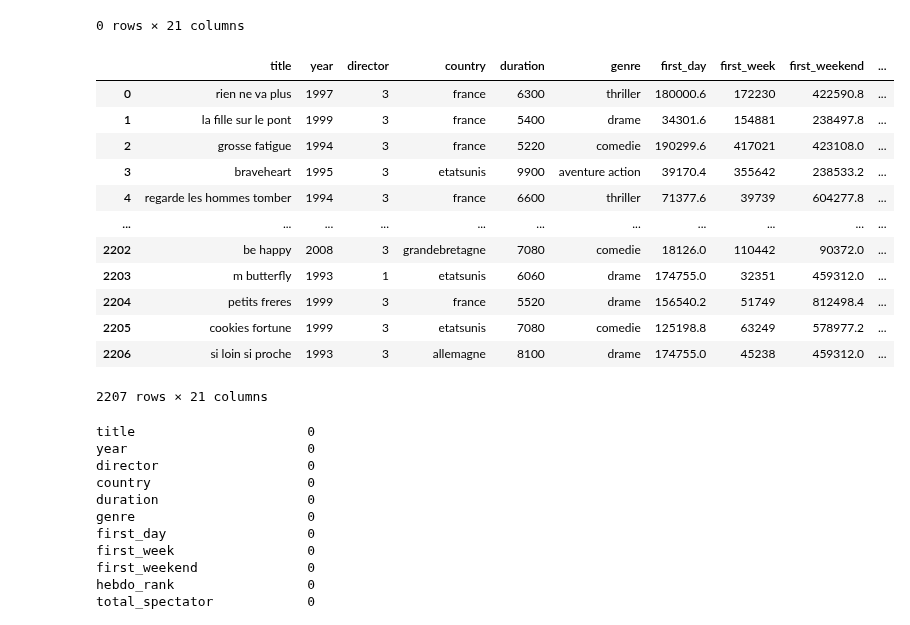
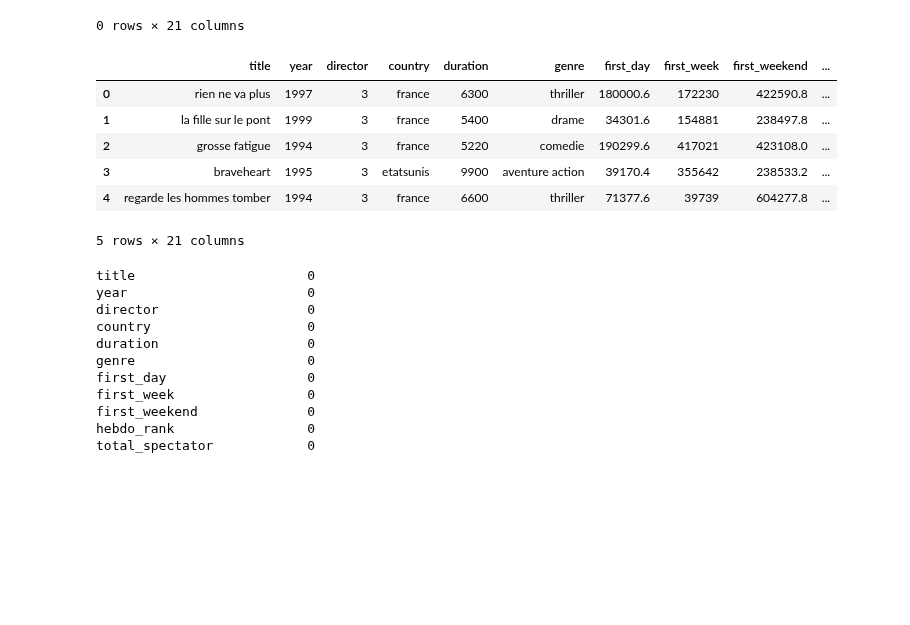
Before and after one commit to AFlo59/Brief_Popularity_Film, a Jupyter notebook: nettoyage/nettoyage.ipynb, the cells around one changed output. Cells and saved outputs as stored; diff of their text form; code cells hidden in the pictures; blank space fills up the shorter version.

```diff
--- a/nettoyage/nettoyage.ipynb
+++ b/nettoyage/nettoyage.ipynb
@@ -419,29 +426,23 @@ df.loc[df["rating_press"].isnull()]
 # %%
 colonnes_numeriques = ["first_day","first_weekend",'budget',"rating_press","rating_public"]
 
 df[colonnes_numeriques] = df[colonnes_numeriques].replace(-1, np.nan)
 
 imputer = KNNImputer(n_neighbors=5)
 
 df_imputed = imputer.fit_transform(df[colonnes_numeriques])
 
 df[colonnes_numeriques] = df_imputed
 
-df
+df.head()
 # %% [output]
 |  | title | year | director | country | duration | genre | first_day | first_week | first_weekend | ... |
 | 0 | rien ne va plus | 1997 | 3 | france | 6300 | thriller | 180000.6 | 172230 | 422590.8 | ... |
 | 1 | la fille sur le pont | 1999 | 3 | france | 5400 | drame | 34301.6 | 154881 | 238497.8 | ... |
 | 2 | grosse fatigue | 1994 | 3 | france | 5220 | comedie | 190299.6 | 417021 | 423108.0 | ... |
 | 3 | braveheart | 1995 | 3 | etatsunis | 9900 | aventure action | 39170.4 | 355642 | 238533.2 | ... |
 | 4 | regarde les hommes tomber | 1994 | 3 | france | 6600 | thriller | 71377.6 | 39739 | 604277.8 | ... |
-| ... | ... | ... | ... | ... | ... | ... | ... | ... | ... | ... |
-| 2202 | be happy | 2008 | 3 | grandebretagne | 7080 | comedie | 18126.0 | 110442 | 90372.0 | ... |
-| 2203 | m butterfly | 1993 | 1 | etatsunis | 6060 | drame | 174755.0 | 32351 | 459312.0 | ... |
-| 2204 | petits freres | 1999 | 3 | france | 5520 | drame | 156540.2 | 51749 | 812498.4 | ... |
-| 2205 | cookies fortune | 1999 | 3 | etatsunis | 7080 | comedie | 125198.8 | 63249 | 578977.2 | ... |
-| 2206 | si loin si proche | 1993 | 3 | allemagne | 8100 | drame | 174755.0 | 45238 | 459312.0 | ... |
-2207 rows × 21 columns
+5 rows × 21 columns
 # %%
 df.isnull().sum()
 # %% [output]
```
Also changed, not shown: parts of 2 cells of this notebook, 1 other file.
